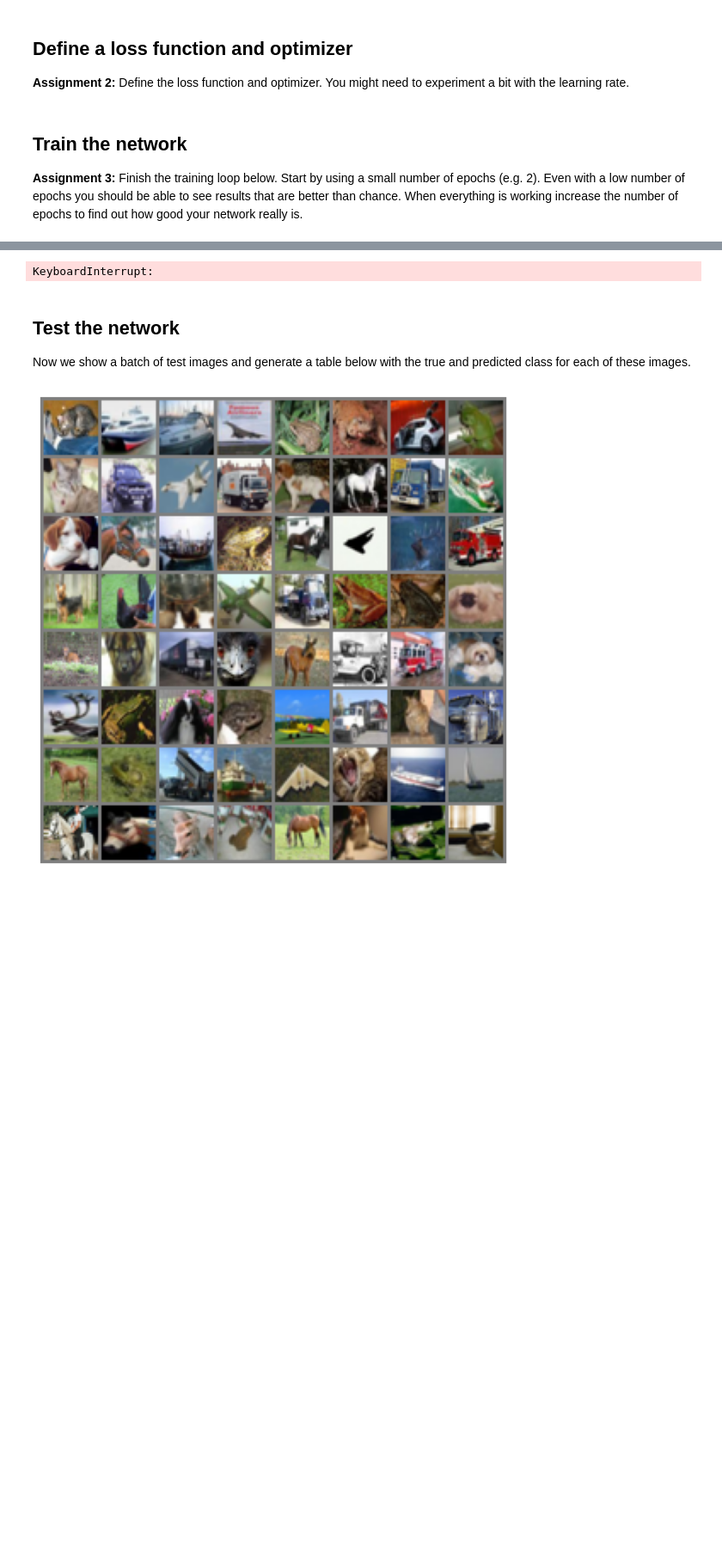
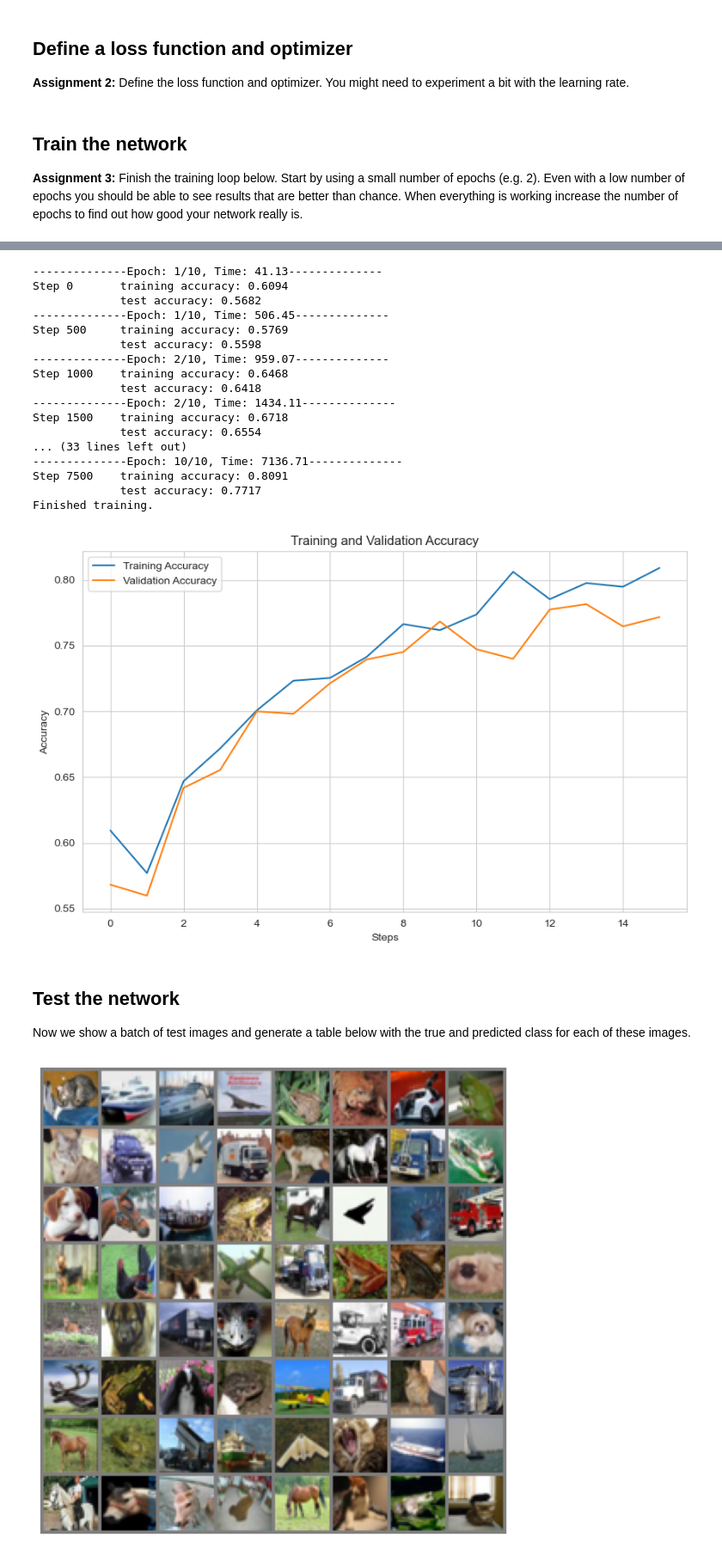
Before and after one commit to ES0R/02456-deep-learning-with-PyTorch, a Jupyter notebook: 4_Convolutional/4.2-EXE-CNN-CIFAR-10.ipynb, the cells around one changed output, grey strips where cells are left out. Shown at 86% size. Saved outputs shown, nothing was run; the diff lists cells and outputs as text; code cells hidden in the pictures; blank space fills up the shorter version.

```diff
--- a/4_Convolutional/4.2-EXE-CNN-CIFAR-10.ipynb
+++ b/4_Convolutional/4.2-EXE-CNN-CIFAR-10.ipynb
@@ -166,8 +188,9 @@ Model(
 **Assignment 2:** Define the loss function and optimizer.
 You might need to experiment a bit with the learning rate.
 # %%
+
 loss_fn = nn.CrossEntropyLoss()  # Cross-entropy loss for classification problems
-optimizer = optim.Adam(model.parameters(), lr=0.001)
+optimizer = optim.Adam(model.parameters(), lr=2e-4, betas=(0.90, 0.999), weight_decay=2.5e-4)
 # %% [markdown]
 ## Train the network
 
@@ -196,5 +219,6 @@ Output probabilities:
 # %%
-batch_size = 64
+import time
+
 num_epochs = 10
 validation_every_steps = 500
 
@@ -204,59 +228,89 @@ model.train()
 train_accuracies = []
 valid_accuracies = []
 
+start_time  = time.time()
+
+def accuracy(targets, predictions):
+    return (targets == predictions).float().mean().item()
+
 for epoch in range(num_epochs):
-
     train_accuracies_batches = []
-
     for inputs, targets in train_loader:
         inputs, targets = inputs.to(device), targets.to(device)
 
-        # Forward pass, compute gradients, perform one training step.
+        # Zero the gradients
         optimizer.zero_grad()
+
+        # Forward pass
         output = model(inputs)
         loss = loss_fn(output, targets)
+
+        # Backward pass
         loss.backward()
+
+        # Optimize
         optimizer.step()
 
-        # Increment step counter
-        step += 1
-
-        # Compute accuracy.
+        # Compute accuracy
         predictions = output.max(1)[1]
         train_accuracies_batches.append(accuracy(targets, predictions))
 
         if step % validation_every_steps == 0:
-
-            # Append average training accuracy to list.
             train_accuracies.append(np.mean(train_accuracies_batches))
-
             train_accuracies_batches = []
 
-            # Compute accuracies on validation set.
             valid_accuracies_batches = []
             with torch.no_grad():
                 model.eval()
                 for inputs, targets in test_loader:
                     inputs, targets = inputs.to(device), targets.to(device)
                     output = model(inputs)
-                    loss = loss_fn(output, targets)
-
                     predictions = output.max(1)[1]
-
-                    # Multiply by len(x) because the final batch of DataLoader may be smaller (drop_last=False).
                     valid_accuracies_batches.append(accuracy(targets, predictions) * len(inputs))
-
                 model.train()
 
-            # Append average validation accuracy to list.
+            end_time = time.time()  # Record end time
+
+            epoch_duration = end_time - start_time
             valid_accuracies.append(np.sum(valid_accuracies_batches) / len(test_set))
+            print(f"--------------Epoch: {epoch+1}/{num_epochs}, Time: {epoch_duration:.2f}--------------")
+            print(f"Step {step:<5}   training accuracy: {train_accuracies[-1]:.4f}")
+            print(f"             test accuracy: {valid_accuracies[-1]:.4f}")
 
-            print(f"Step {step:<5}   training accuracy: {train_accuracies[-1]}")
-            print(f"             test accuracy: {valid_accuracies[-1]}")
+        step += 1
 
 print("Finished training.")
+
+steps = list(range(len(valid_accuracies)))
+
+plt.figure(figsize=(10, 6))
+plt.plot(steps, train_accuracies, label='Training Accuracy')
+plt.plot(steps, valid_accuracies, label='Validation Accuracy')
+plt.xlabel('Steps')
+plt.ylabel('Accuracy')
+plt.title('Training and Validation Accuracy')
+plt.legend()
+plt.grid(True)
+plt.show()
 # %% [output]
-KeyboardInterrupt:
+--------------Epoch: 1/10, Time: 41.13--------------
+Step 0       training accuracy: 0.6094
+             test accuracy: 0.5682
+--------------Epoch: 1/10, Time: 506.45--------------
+Step 500     training accuracy: 0.5769
+             test accuracy: 0.5598
+--------------Epoch: 2/10, Time: 959.07--------------
+Step 1000    training accuracy: 0.6468
+             test accuracy: 0.6418
+--------------Epoch: 2/10, Time: 1434.11--------------
+Step 1500    training accuracy: 0.6718
+             test accuracy: 0.6554
+... (33 lines left out)
+--------------Epoch: 10/10, Time: 7136.71--------------
+Step 7500    training accuracy: 0.8091
+             test accuracy: 0.7717
+Finished training.
+[figure, added]
 # %% [markdown]
 ## Test the network
 
```
Also changed, not shown: parts of 12 cells of this notebook, 1 other file.
